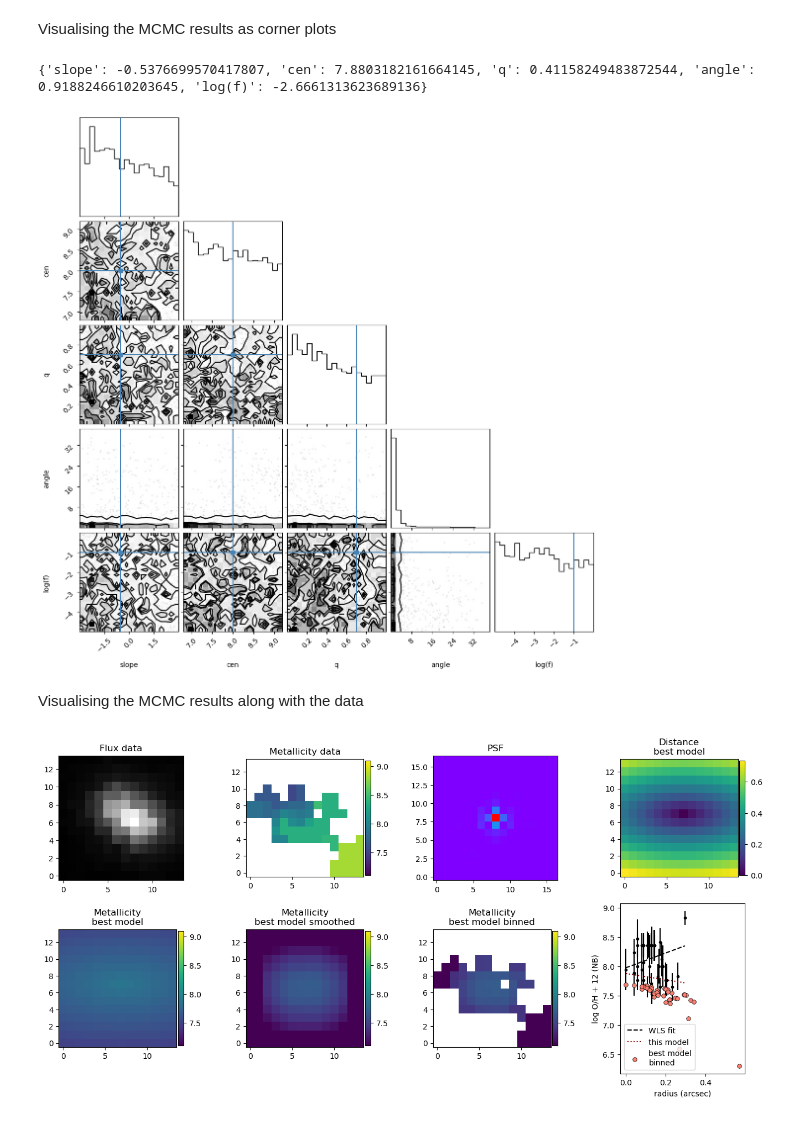
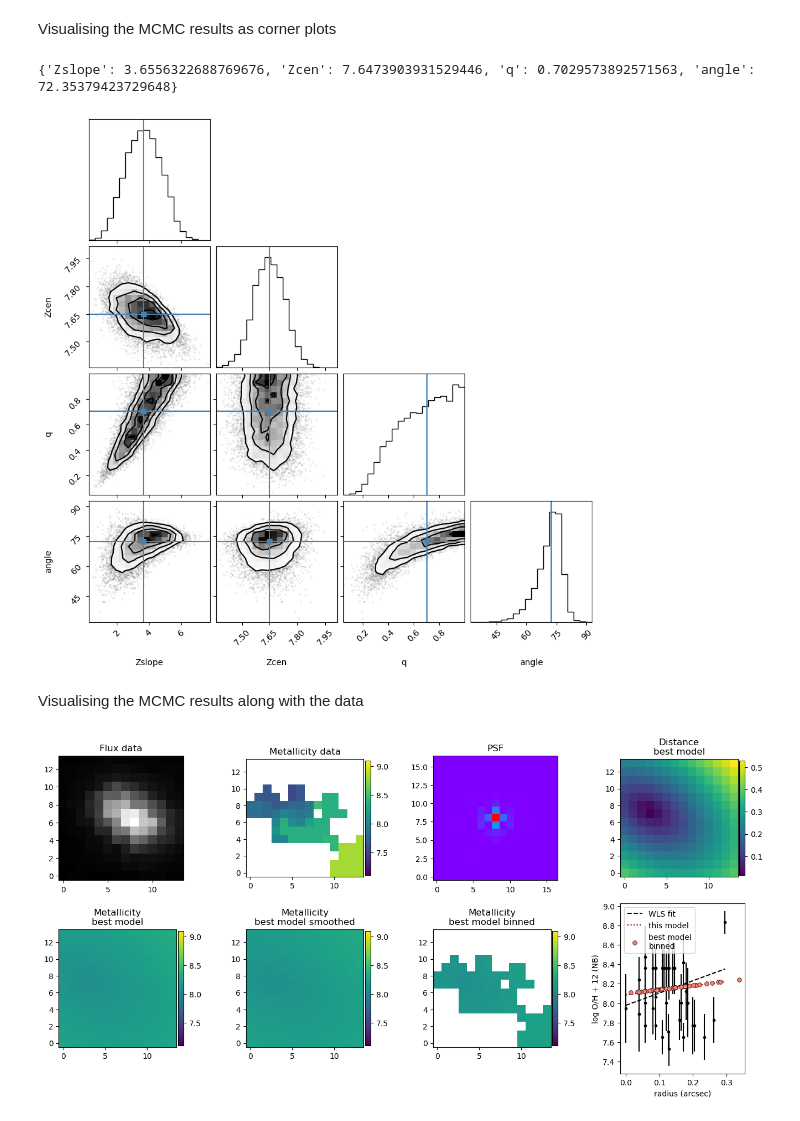
Before and after one commit to ayanacharyya/passage, a Jupyter notebook: lenstronomy_test.ipynb, the cells around one changed output. Drawn from its saved outputs; the diff is of its cells as text; code cells hidden in the pictures.

Commit message:
now both lenstronomy and mcmcon vorbins work

```diff
--- a/lenstronomy_test.ipynb
+++ b/lenstronomy_test.ipynb
@@ -221,0 +226,25 @@ gradZ = 0.9838 (+0.01221/-0.02631)
+# %%
+fig, axes = plt.subplots(1,4, figsize=(15, 3))
+fig.subplots_adjust(wspace=0.3)
+
+axes[0].imshow(kwargs_image_data['image_data'], cmap='Greys_r')
+axes[0].set_title('Flux')
+
+z_plot = axes[1].imshow(kwargs_tracer_data['image_data'], vmin=7.1, vmax=9.1)
+axes[1].set_title('Metallicity')
+plt.colorbar(z_plot,ax=axes[1],fraction=0.046, pad=0.04)
+
+axes[2].imshow(kwargs_psf['kernel_point_source'], cmap='rainbow')
+axes[2].set_title('PSF')
+
+radprof_ax = axes[3]
+xarr = np.linspace(np.min(logOH_df['distance']), np.max(logOH_df['distance']), 10)
+
+radprof_ax.errorbar(logOH_df['distance'], logOH_df['log_OH'], yerr=logOH_df['log_OH_u'], fmt='.k', capsize=0)
+radprof_ax.plot(xarr, np.poly1d([wls_model_fit.params['x1'], wls_model_fit.params['const']])(xarr), c='k', ls='--', label='WLS fit')
+radprof_ax.plot(xarr, np.poly1d(lenstronomy_fit_params)(xarr), c='maroon', ls=':', label='lenstronomy fit')
+
+radprof_ax.set_xlabel('radius (arcsec)')
+radprof_ax.set_ylabel(f'log O/H + 12 ({Zdiag})')
+radprof_ax.legend()
+radprof_ax.set_aspect('auto')
@@ -362,9 +418,10 @@ Declaring emcee parameters and other static arguments
 bin_IDs_map = hdul['bin_id'].data
 bin_IDs_map = np.ma.masked_where(np.isnan(bin_IDs_map), bin_IDs_map)
 
-params_init = [-0.5, 8, 0.7, 45, -1] # [slope, Z_cen, q=1-ellipticity, position angle in deg, log_f]
-bounds = [(-3, 3), (7, 9), (0.01, 1), (0, 180), (-5, 0)]
-#bounds = [(None, None), (None, None), (0.1, 1), (None, None), (None, None)]
+labels = ['Zslope', 'Zcen', 'q', 'angle']#, 'cen_x', 'cen_y']
+params_init = [-0.5, 8, 0.7, 45]#, np.shape(bin_IDs_map)[0]/2, np.shape(bin_IDs_map)[1]/2] # [slope (in dex/arcsec), Z_cen, q=1-ellipticity, position angle in deg]
+bounds = [[-10, 10], [6, 10], [0, 1], [0, 180]]#, [0, np.shape(bin_IDs_map)[0]], [0, np.shape(bin_IDs_map)[1]]]
 ndim = len(params_init)
 nwalkers = 32
 niter = 5000
+ndiscard = 100
@@ -388,22 +442,21 @@ Running MCMC using the scipy solutions as a starting point
 # %%
 pos = params_init + 1e-4 * np.random.randn(nwalkers, ndim)
-sampler = emcee.EnsembleSampler(nwalkers, ndim, log_likelihood, args=(logOH_df, light_map, psf_array, bin_IDs_map))
+sampler = emcee.EnsembleSampler(nwalkers, ndim, log_likelihood, args=(logOH_df, light_map, psf_array, bin_IDs_map, bounds))
+#sampler = emcee.EnsembleSampler(nwalkers, ndim, log_likelihood, args=(logOH_df_dummy, light_map, psf_array, bin_IDs_map, bounds))
 dummy = sampler.run_mcmc(pos, niter, progress=True)
 # %% [markdown]
 Visualising the MCMC results as corner plots
 # %%
-flat_samples = sampler.get_chain(discard=100, thin=15, flat=True)
-labels = ['slope', 'cen', 'q', 'angle', 'log(f)']
-fig_corner = corner.corner(flat_samples, labels=labels, truths=params_init)
-
+flat_samples = sampler.get_chain(discard=ndiscard, thin=15, flat=True)
 best_fit_params = [np.median(flat_samples[:, item]) for item in range(np.shape(flat_samples)[1])]
+fig_corner = corner.corner(flat_samples, labels=labels, truths=best_fit_params)
 print(dict(zip(labels, best_fit_params)))
 # %% [output]
-{'slope': -0.5376699570417807, 'cen': 7.8803182161664145, 'q': 0.41158249483872544, 'angle': 0.9188246610203645, 'log(f)': -2.6661313623689136}
+{'Zslope': 3.6556322688769676, 'Zcen': 7.6473903931529446, 'q': 0.7029573892571563, 'angle': 72.35379423729648}
-[figure, old version]
+[figure, new version]
 # %% [markdown]
 Visualising the MCMC results along with the data
 # %%
-fig_mcmc = make_plots(best_fit_params)
+fig_mcmc = make_all_plots(best_fit_params)
 # %% [output]
-[figure, old version]
+[figure, new version]
```
Also changed, not shown: parts of 17 cells of this notebook, 4 other files.
